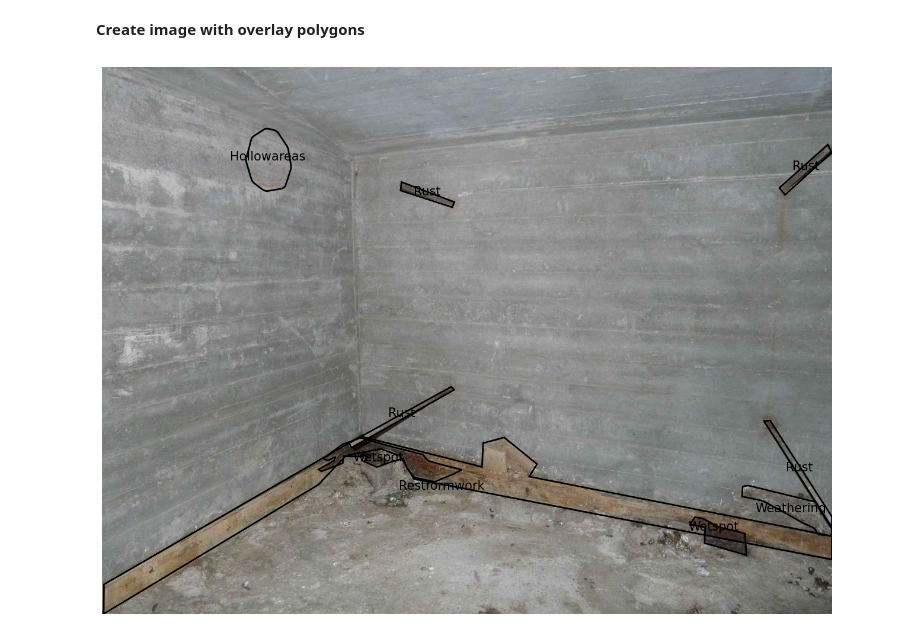
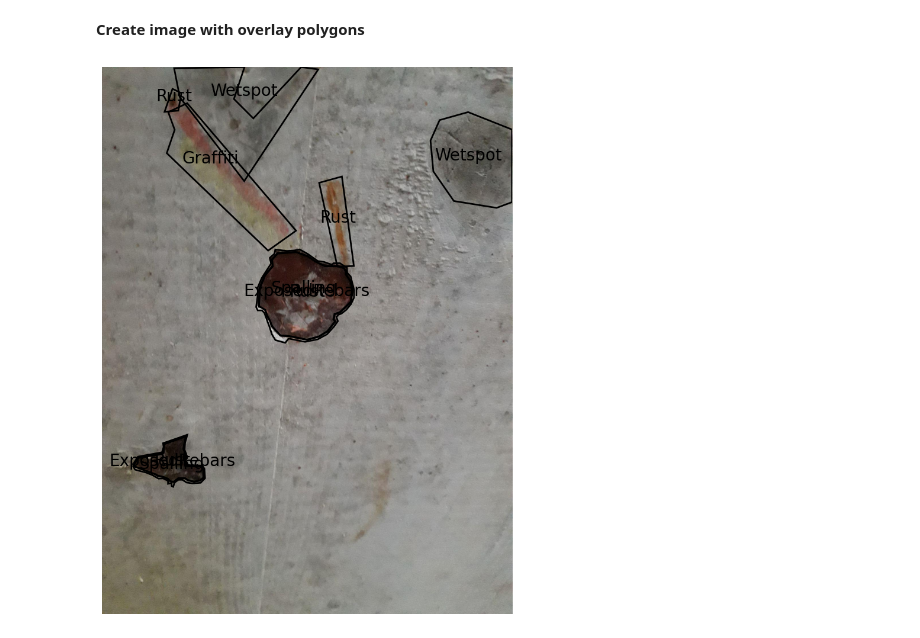
Before and after one commit to Samuelkoenig/PAMI_project_1, a Jupyter notebook: testV2.ipynb, the cells around one changed output. Cells and saved outputs as stored; diff of their text form; code cells hidden in the pictures.

```diff
--- a/testV2.ipynb
+++ b/testV2.ipynb
@@ -40,34 +40,34 @@ import json
 from PIL import Image
 
 # Image number:
-image_number_string = "0055"
+image_number_string = "0045"
 
 # Read in image:
 path = "data/dacl10k_v2_devphase/images/train/"
 file = f"dacl10k_v2_train_{image_number_string}.jpg"
 image_path = path + file
 image = Image.open(image_path).convert('RGB')
 
 # Read in corresponding annotations:
 path = "data/dacl10k_v2_devphase/annotations/train/"
 file = f"dacl10k_v2_train_{image_number_string}.json"
 annotations_path = path + file
 with open(annotations_path, 'r') as file:
     annotations = json.load(file)
 shapes = annotations["shapes"]
 
 # Draw image with polygons:
 fig, ax = plt.subplots(1, figsize=(20,12))
 ax.imshow(image)
 for polygon in shapes:
     points = polygon['points']
     label = polygon['label']
     polygon = patches.Polygon(points, closed=True, edgecolor='black', fill=False, linewidth=2, label=label)
     ax.add_patch(polygon)
     centroid_x = sum([point[0] for point in points]) / len(points)
     centroid_y = sum([point[1] for point in points]) / len(points)
     ax.text(centroid_x, centroid_y, label, color='black', fontsize=20, ha='center')
 plt.axis('off')
 plt.show()
 # %% [output]
-[figure, old version]
+[figure, new version]
```
